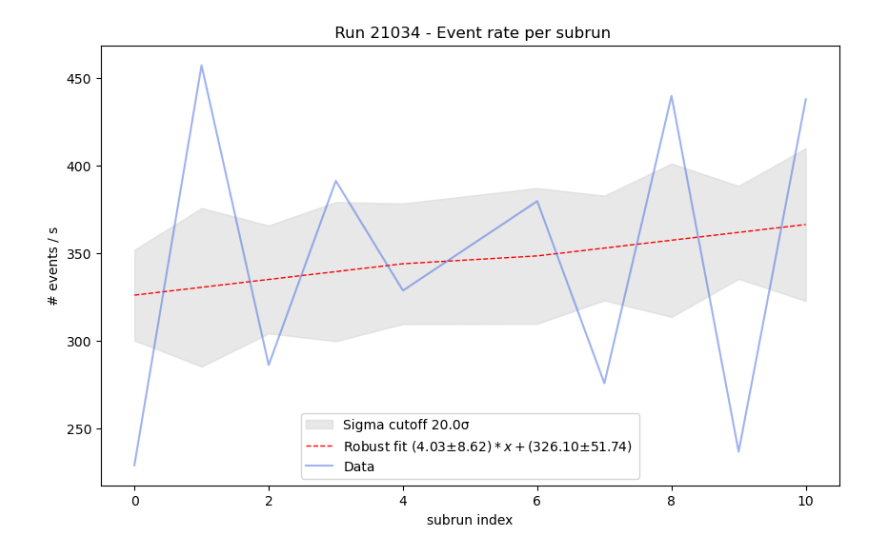
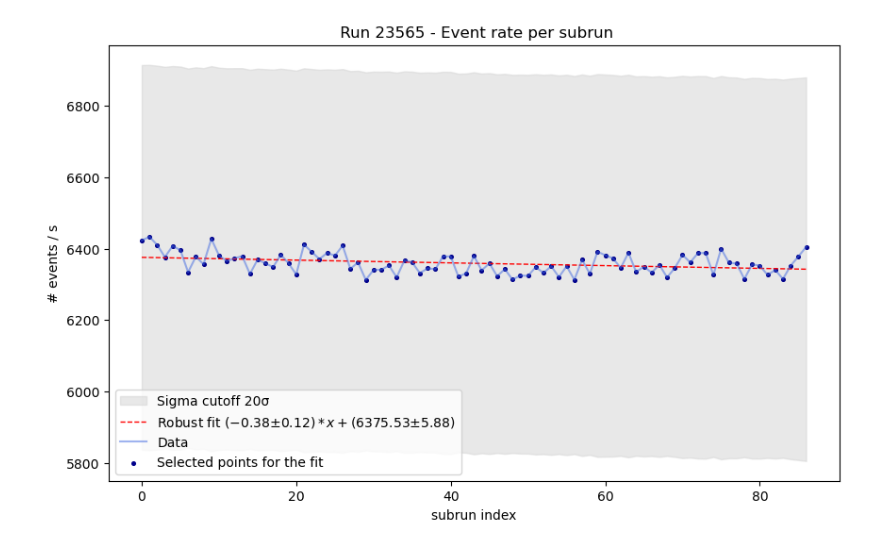
Before and after one commit to andreaprogram/Search-for-anomalous-events-in-LST-1-observations, a Jupyter notebook: Notebooks/datachecks/filters_results.ipynb, the cells around one changed output. Cells and saved outputs as stored; diff of their text form; code cells hidden in the pictures.

```diff
--- a/Notebooks/datachecks/filters_results.ipynb
+++ b/Notebooks/datachecks/filters_results.ipynb
@@ -157,50 +113,56 @@ Coincident checks:
 # %%
-# FILTERS REVISION-------------------------------------------------------------------------------------------------------------------------------------------
-# FILTER 1------------------------------------------------------------------------
-#a = tables.open_file("/data/cta/users-ifae/summer_students/agl/datacheck_dl1_LST-1.Run24704.h5")
+# FILTER 1: EVENT RATE VS SUBRUN-----------------------------------------------------------
 for run_id in run_id_list:
-    b = tables.open_file(r"/data/cta/users-ifae/summer_students/agl/1500_checks_h5/checks_Run{run_id}.h5".format(run_id= run_id))
-    a = tables.open_file(r"/data/cta/users-ifae/moralejo/CTA/summer_student_2026/datacheck/ALL_h5/datacheck_dl1_LST-1.Run{run_id}.h5".format(run_id= run_id))
+    b = tables.open_file(r"/data/cta/users-ifae/summer_students/agl/6y_checks/checks_Run{run_id}.h5".format(run_id= run_id))
 
-    subruns = a.root.dl1datacheck.cosmics.col('subrun_index')[:-1] #0,1,...,57 number of subruns in this run
-    n_subruns = len(subruns)
-    time = a.root.dl1datacheck.cosmics.col('elapsed_time')[:-1]
+    if b.root.perfilter.filter1_fit.col('valid')[0]:
+        a = tables.open_file(r"/data/cta/users-ifae/moralejo/CTA/summer_student_2026/datacheck/ALL_h5/datacheck_dl1_LST-1.Run{run_id}.h5".format(run_id= run_id))
 
-    num_events = a.root.dl1datacheck.cosmics.col('num_events')[:-1] # events in each subrun
-    event_rate = num_events / time
-    event_rate_sigma = np.sqrt(np.maximum(num_events, 1.0)) / time
+        subruns = a.root.dl1datacheck.cosmics.col('subrun_index')[:-1] #0,1,...,57 number of subruns in this run
+        n_subruns = len(subruns)
+        time = a.root.dl1datacheck.cosmics.col('elapsed_time')[:-1]
 
-    # ROBUST FIT
+        num_events = a.root.dl1datacheck.cosmics.col('num_events')[:-1] # events in each subrun
+        event_rate = num_events / time
+        event_rate_sigma = np.sqrt(np.maximum(num_events, 1.0)) / time
 
-    #event_rate_robfit = robust_fitt(subruns, event_rate.reshape(-1, 1))
-    #event_rate_fit = event_rate_robfit["fit"].flatten()
-    x_fit = np.linspace(min(subruns), max(subruns), n_subruns)
-    fit_slope = b.root.perfilter.filter1.col('fit_parameters')[0][0]
-    fit_u_slope = b.root.perfilter.filter1.col('fit_parameters')[0][1]
-    fit_intercept =  b.root.perfilter.filter1.col('fit_parameters')[0][2]
-    fit_u_intercept =  b.root.perfilter.filter1.col('fit_parameters')[0][3]
-    event_rate_fit = fit_slope * x_fit + fit_intercept
+        # ROBUST FIT PARAMETES
+        x_fit = np.linspace(min(subruns), max(subruns), n_subruns)
+        fit_1 = b.root.perfilter.filter1_fit[0]
+        fit_slope = fit_1["slope"]
+        fit_u_slope = fit_1["u_slope"]
+        fit_intercept = fit_1["intercept"]
+        fit_u_intercept = fit_1["u_intercept"]
+        event_rate_fit = fit_slope * x_fit + fit_intercept
 
-    sigma_cutoff_1 = b.root.perfilter.filter1.col("sigma_cutoff")[0]
+        # SIGMA CUTOFF
+        sigma_cutoff_1 = 20
 
-    plt.figure(figsize=(10, 6))
-    plt.fill_between(
-        subruns,
-        event_rate_fit - sigma_cutoff_1 * event_rate_sigma,
-        event_rate_fit + sigma_cutoff_1* event_rate_sigma,
-        color='lightgray', alpha= 0.5, label=f'Sigma cutoff {sigma_cutoff_1}σ'
-    )
-    plt.plot(subruns, event_rate_fit, label=f'Robust fit $({fit_slope:.2f}±{fit_u_slope:.2f}) * x + ({fit_intercept:.2f}±{fit_u_intercept:.2f})$ ', color='red', linestyle='--', linewidth=1)
-    plt.plot(subruns, event_rate, color='royalblue', alpha=0.5, label='Data')
-    plt.title(f' Run {run_id} - Event rate per subrun')
-    plt.ylabel('# events / s')
-    plt.xlabel('subrun index')
-    plt.legend()
-    plt.show()
+        # SELECTED POINTS FOR THE FIT
+        points = b.root.perfilter.filter1_points
+        plt.figure(figsize=(10, 6))
+        plt.fill_between(
+            subruns,
+            event_rate_fit - sigma_cutoff_1 * event_rate_sigma,
+            event_rate_fit + sigma_cutoff_1* event_rate_sigma,
+            color='lightgray', alpha= 0.5, label=f'Sigma cutoff {sigma_cutoff_1}σ'
+        )
+        plt.plot(subruns, event_rate_fit, label=f'Robust fit $({fit_slope:.2f}±{fit_u_slope:.2f}) * x + ({fit_intercept:.2f}±{fit_u_intercept:.2f})$ ', color='red', linestyle='--', linewidth=1)
+        plt.plot(subruns, event_rate, color='royalblue', alpha=0.5, label='Data')
+        plt.scatter(points.col("x"), points.col("y"), color="darkblue", s=7, label="Selected points for the fit")
+        plt.title(f' Run {run_id} - Event rate per subrun')
+        plt.ylabel('# events / s')
+        plt.xlabel('subrun index')
+        plt.legend()
+        plt.show()
+
+    else:
+        print(f'Filter 1 is not valid for run {run_id}')
+
     a.close()
     b.close()
 # %% [output]
-[figure, old version]
+[figure, new version]
 # %%
 # FILTER 2: EVENT RATE VS INTENSITY------------------------------------------------------
 for run_id in run_id_list:
```
Also changed, not shown: parts of 7 cells of this notebook, 3 other files.
